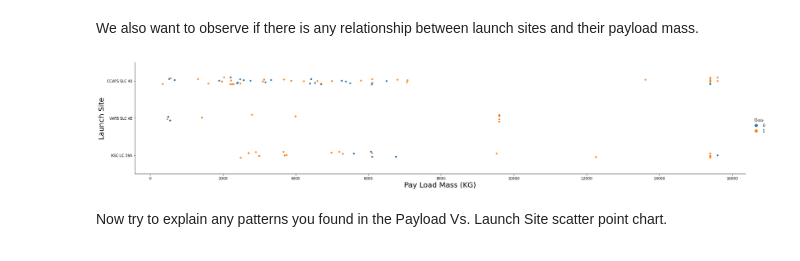
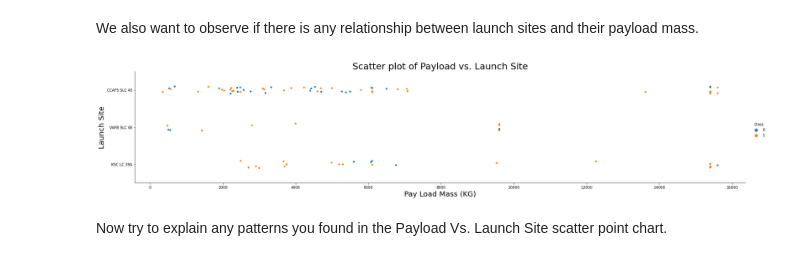
Before and after one commit to smrnmr/IBM, a Jupyter notebook: EDA with Data Visualization.ipynb, the cells around one changed output. Drawn from its saved outputs; the diff is of its cells as text; code cells hidden in the pictures.

```diff
--- a/EDA with Data Visualization.ipynb
+++ b/EDA with Data Visualization.ipynb
@@ -99,11 +100,12 @@ We also want to observe if there is any relationship between launch sites and th
 # %%
 # Plot a scatter point chart with x axis to be Pay Load Mass (kg) and y axis to be the launch site, and hue to be the class value
 sns.catplot(y="LaunchSite", x="PayloadMass", hue="Class", data=df, aspect = 5)
 plt.xlabel("Pay Load Mass (KG)",fontsize=20)
 plt.ylabel("Launch Site",fontsize=20)
+plt.title("Scatter plot of Payload vs. Launch Site", fontsize=25)
 plt.show()
 # %% [output]
-[figure, old version]
+[figure, new version]
 # %% [markdown]
 Now try to explain any patterns you found in the Payload Vs. Launch Site scatter point chart.
 # %% [markdown]
```
Also changed, not shown: parts of 5 cells of this notebook.
